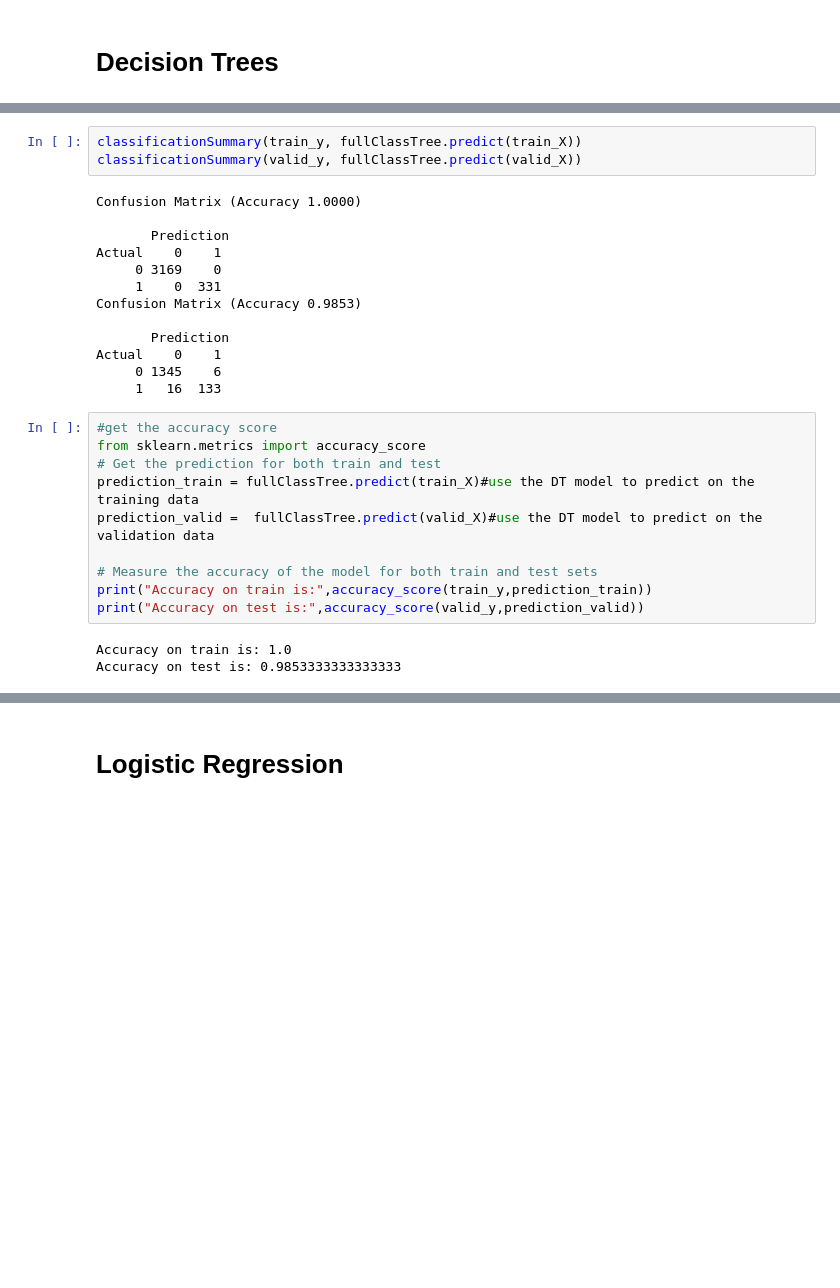
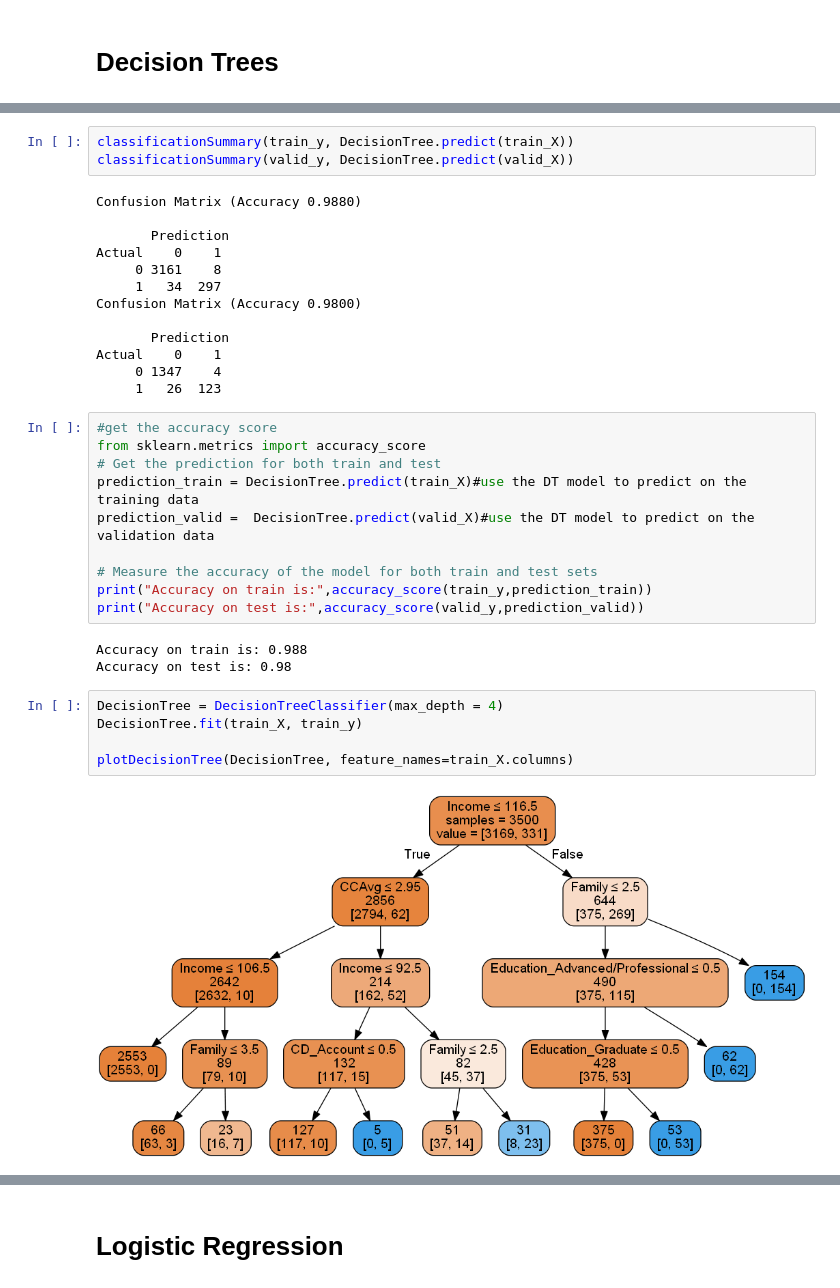
Before and after one commit to matawanny/machinelearning, a Jupyter notebook: DecisionTree&LogisticRegression/xiao_phillip_lab3.ipynb, the cells around one changed output, grey strips where cells are left out. Cells and saved outputs as stored; diff of their text form; blank space fills up the shorter version.

```diff
--- a/DecisionTree&LogisticRegression/xiao_phillip_lab3.ipynb
+++ b/DecisionTree&LogisticRegression/xiao_phillip_lab3.ipynb
@@ -87,29 +170,36 @@ plotDecisionTree(fullClassTree, feature_names=train_X.columns)
 # %%
-classificationSummary(train_y, fullClassTree.predict(train_X))
-classificationSummary(valid_y, fullClassTree.predict(valid_X))
+classificationSummary(train_y, DecisionTree.predict(train_X))
+classificationSummary(valid_y, DecisionTree.predict(valid_X))
 # %% [output]
-Confusion Matrix (Accuracy 1.0000)
+Confusion Matrix (Accuracy 0.9880)
 
        Prediction
 Actual    0    1
-     0 3169    0
-     1    0  331
-Confusion Matrix (Accuracy 0.9853)
+     0 3161    8
+     1   34  297
+Confusion Matrix (Accuracy 0.9800)
 
        Prediction
 Actual    0    1
-     0 1345    6
-     1   16  133
+     0 1347    4
+     1   26  123
 # %%
 #get the accuracy score
 from sklearn.metrics import accuracy_score
 # Get the prediction for both train and test
-prediction_train = fullClassTree.predict(train_X)#use the DT model to predict on the training data
-prediction_valid =  fullClassTree.predict(valid_X)#use the DT model to predict on the validation data
+prediction_train = DecisionTree.predict(train_X)#use the DT model to predict on the training data
+prediction_valid =  DecisionTree.predict(valid_X)#use the DT model to predict on the validation data
 
 # Measure the accuracy of the model for both train and test sets
 print("Accuracy on train is:",accuracy_score(train_y,prediction_train))
 print("Accuracy on test is:",accuracy_score(valid_y,prediction_valid))
 # %% [output]
-Accuracy on train is: 1.0
-Accuracy on test is: 0.9853333333333333
+Accuracy on train is: 0.988
+Accuracy on test is: 0.98
+# %%
+DecisionTree = DecisionTreeClassifier(max_depth = 4)
+DecisionTree.fit(train_X, train_y)
+
+plotDecisionTree(DecisionTree, feature_names=train_X.columns)
+# %% [output]
+[figure, added]
```
Also changed, not shown: parts of 19 cells of this notebook, 4 other files.
